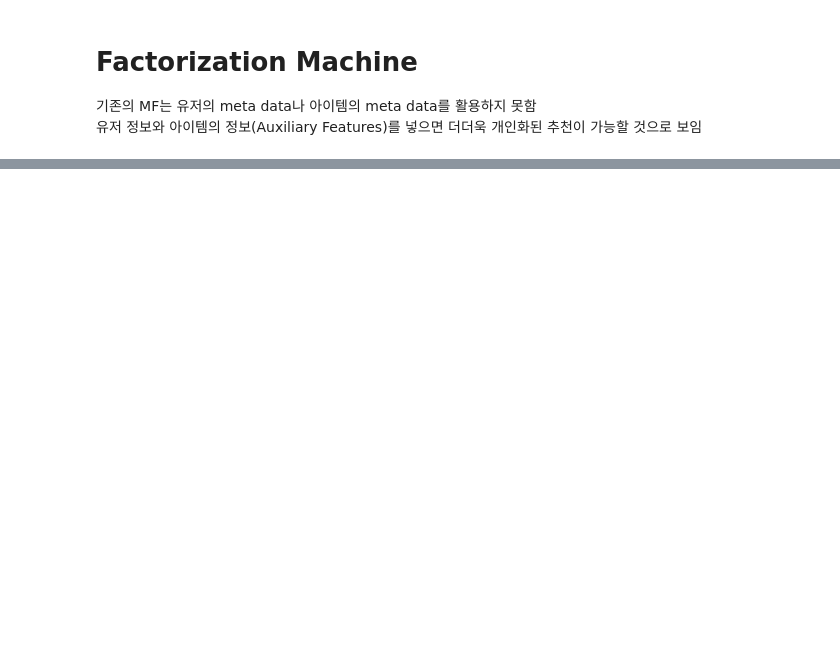
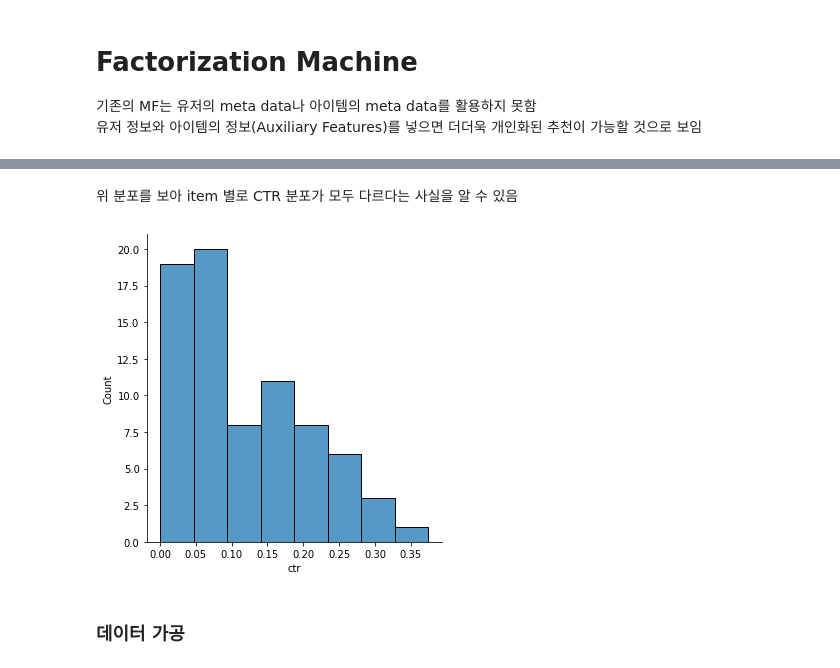
Before and after one commit to dlskawns/RecSys_and_Retrieval_Study, a Jupyter notebook: 8_9_Factorization_Machine.ipynb, the cells around one changed output, grey strips where cells are left out. Saved outputs shown, nothing was run; the diff lists cells and outputs as text; code cells hidden in the pictures; blank space fills up the shorter version.

```diff
--- a/8_9_Factorization_Machine.ipynb
+++ b/8_9_Factorization_Machine.ipynb
@@ -38,0 +788,17 @@ Factorization Machine도 그 방법의 일종으로 볼 수 있음
+# %% [markdown]
+위 분포를 보아 item 별로 CTR 분포가 모두 다르다는 사실을 알 수 있음
+# %%
+# 앱(app_id)별 CTR 분포
+
+app_ctr = pd.DataFrame({
+    'imp': click_df.groupby(['app_id'])['click'].count(),
+    'click': click_df.groupby(['app_id'])['click'].sum()
+}).reset_index()
+app_ctr['ctr'] = app_ctr['click'] / app_ctr['imp']
+
+# imp 100회 이상인 app_id의 ctr 분포
+ax = sns.displot(app_ctr[app_ctr['imp'] >= 100]['ctr'])
+# %% [output]
+[figure, added]
+# %% [markdown]
+### 데이터 가공
```
Also changed, not shown: parts of 106 cells of this notebook.
